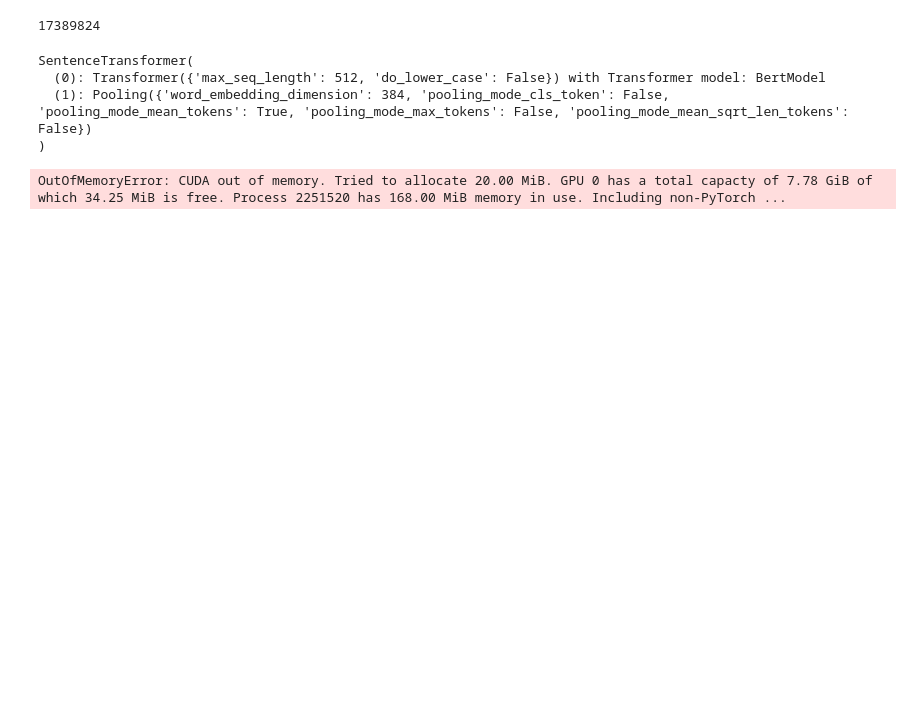
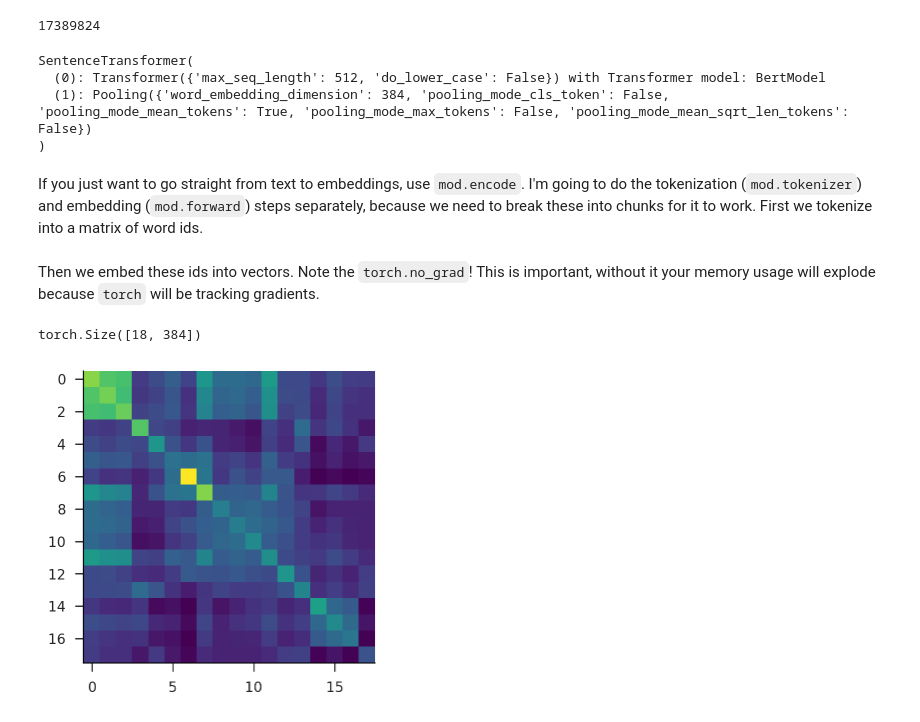
Before and after one commit to iamlemec/grad_code, a Jupyter notebook: lecture_5.ipynb, the cells around one changed output. Drawn from its saved outputs; the diff is of its cells as text; code cells hidden in the pictures; blank space fills up the shorter version.

Commit message:
fix embeds

```diff
--- a/lecture_5.ipynb
+++ b/lecture_5.ipynb
@@ -239,6 +239,8 @@ SentenceTransformer(
   (0): Transformer({'max_seq_length': 512, 'do_lower_case': False}) with Transformer model: BertModel
   (1): Pooling({'word_embedding_dimension': 384, 'pooling_mode_cls_token': False, 'pooling_mode_mean_tokens': True, 'pooling_mode_max_tokens': False, 'pooling_mode_mean_sqrt_len_tokens': False})
 )
+# %% [markdown]
+If you just want to go straight from text to embeddings, use `mod.encode`. I'm going to do the tokenization (`mod.tokenizer`) and embedding (`mod.forward`) steps separately, because we need to break these into chunks for it to work. First we tokenize into a matrix of word ids.
 # %%
 toks = mod.tokenizer(
     text, max_length=256, padding='max_length', truncation=True,
@@ -246,14 +248,27 @@ toks = mod.tokenizer(
 ).to(device)
 nchunks, nlen = toks.input_ids.shape
 ndim = mod.get_sentence_embedding_dimension()
+# %% [markdown]
+Then we embed these ids into vectors. Note the `torch.no_grad`! This is important, without it your memory usage will explode because `torch` will be tracking gradients.
 # %%
-embeds = torch.zeros(nchunks, ndim, dtype=torch.float)
+embeds = torch.zeros(nchunks, ndim, dtype=torch.float, device=device)
 for i1, i2 in tqdm(batch_indices(nchunks, 16)):
     feats = {
         'input_ids': toks.input_ids[i1:i2,:],
         'attention_mask': toks.attention_mask[i1:i2,:]
     }
-    ret = mod.forward(feats)
-    embeds[i1:i2,:] = ret['sentence_embedding'].cpu()
+    with torch.no_grad():
+        ret = mod.forward(feats)
+    embeds[i1:i2,:] = ret['sentence_embedding']
+embed.shape
-# %% [output]
-OutOfMemoryError: CUDA out of memory. Tried to allocate 20.00 MiB. GPU 0 has a total capacty of 7.78 GiB of which 34.25 MiB is free. Process 2251520 has 168.00 MiB memory in use. Including non-PyTorch ...
+# %%
+doc_embeds = torch.stack([embeds[toks.overflow_to_sample_mapping==i].mean(0) for i in range(18)], 0)
+doc_embeds.shape
+# %% [output]
+torch.Size([18, 384])
+# %%
+# get the full similarity matrix
+sime = (doc_embeds @ doc_embeds.T).cpu() # not always feasible for big corpora
+plt.imshow(np.sqrt(sime)); # sqrt enhances differences
+# %% [output]
+[figure, added]
```
Also changed, not shown: parts of 5 cells of this notebook, 2 other files.
